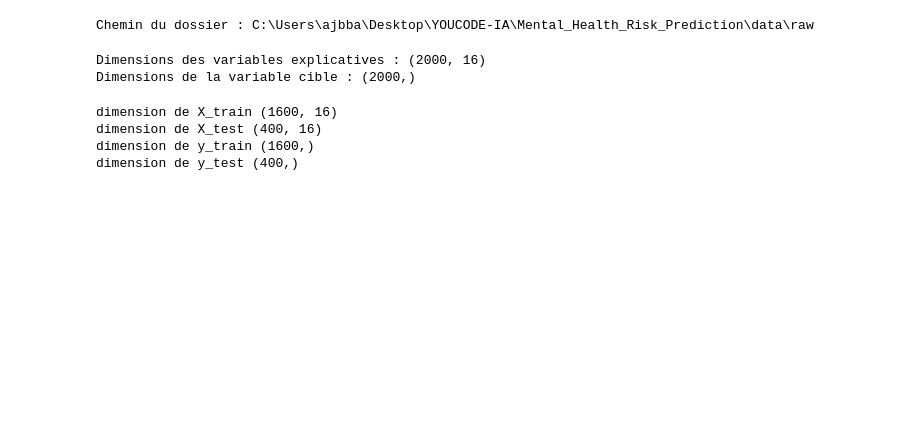
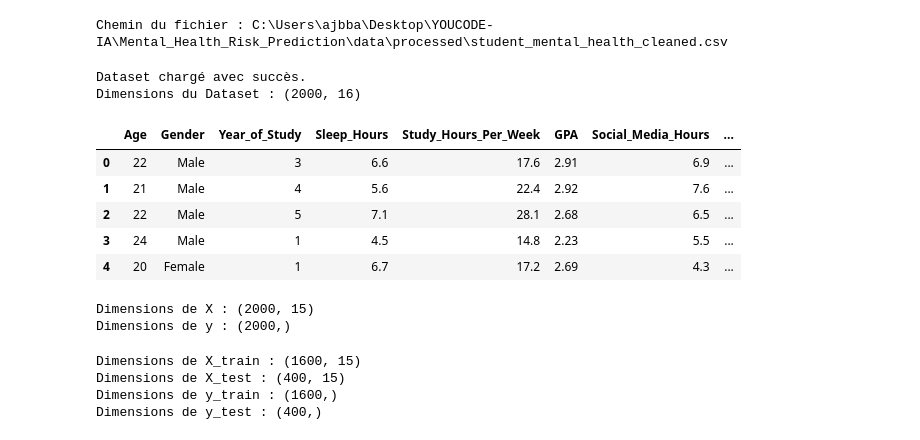
Before and after one commit to SaadiaAjbbar/Mental_Health_Risk_Prediction, a Jupyter notebook: notebooks/02_traitement.ipynb, the cells around one changed output. Saved outputs shown, nothing was run; the diff lists cells and outputs as text; code cells hidden in the pictures; blank space fills up the shorter version.

```diff
--- a/notebooks/02_traitement.ipynb
+++ b/notebooks/02_traitement.ipynb
@@ -7,9 +0,0 @@ from pathlib import Path
-# %%
-DATA_DIR = Path("../data/raw")
-
-print("Chemin du dossier :", DATA_DIR.resolve())
-DATA_FILE = DATA_DIR/"student_mental_health.csv"
-
-df = pd.read_csv(DATA_FILE)
-# %% [output]
-Chemin du dossier : C:\Users\ajbba\Desktop\YOUCODE-IA\Mental_Health_Risk_Prediction\data\raw
@@ -23,25 +21,59 @@ y = df[TARGET_COLUMN]
+# %%
+DATA_DIR = Path("../data/processed")
+
+DATA_FILE = DATA_DIR / "student_mental_health_cleaned.csv"
+
+print("Chemin du fichier :", DATA_FILE.resolve())
+# %% [output]
+Chemin du fichier : C:\Users\ajbba\Desktop\YOUCODE-IA\Mental_Health_Risk_Prediction\data\processed\student_mental_health_cleaned.csv
+# %%
+df = pd.read_csv(DATA_FILE)
+
+print("Dataset chargé avec succès.")
+
+print("Dimensions du Dataset :", df.shape)
+
+display(df.head())
+# %% [output]
+Dataset chargé avec succès.
+Dimensions du Dataset : (2000, 16)
+|  | Age | Gender | Year_of_Study | Sleep_Hours | Study_Hours_Per_Week | GPA | Social_Media_Hours | ... |
+| 0 | 22 | Male | 3 | 6.6 | 17.6 | 2.91 | 6.9 | ... |
+| 1 | 21 | Male | 4 | 5.6 | 22.4 | 2.92 | 7.6 | ... |
+| 2 | 22 | Male | 5 | 7.1 | 28.1 | 2.68 | 6.5 | ... |
+| 3 | 24 | Male | 1 | 4.5 | 14.8 | 2.23 | 5.5 | ... |
+| 4 | 20 | Female | 1 | 6.7 | 17.2 | 2.69 | 4.3 | ... |
 # %%
-X=df.drop(columns=[TARGET_COLUMN])
-print("Dimensions des variables explicatives :", X.shape)
+TARGET_COLUMN = "Mental_Health_Risk"
 
-print("Dimensions de la variable cible :", y.shape)
+X = df.drop(columns=[TARGET_COLUMN]).copy()
+
+y = df[TARGET_COLUMN].copy()
+
+print("Dimensions de X :", X.shape)
+
+print("Dimensions de y :", y.shape)
 # %% [output]
-Dimensions des variables explicatives : (2000, 16)
-Dimensions de la variable cible : (2000,)
+Dimensions de X : (2000, 15)
+Dimensions de y : (2000,)
 # %%
-X_train, X_test, y_train, y_test= train_test_split(
+X_train, X_test, y_train, y_test = train_test_split(
     X,
     y,
     test_size=0.20,
     random_state=42,
     stratify=y
 )
-print("dimension de X_train",X_train.shape)
-print("dimension de X_test",X_test.shape)
-print("dimension de y_train",y_train.shape)
-print("dimension de y_test",y_test.shape)
+
+print("Dimensions de X_train :", X_train.shape)
+
+print("Dimensions de X_test :", X_test.shape)
+
+print("Dimensions de y_train :", y_train.shape)
+
+print("Dimensions de y_test :", y_test.shape)
 # %% [output]
-dimension de X_train (1600, 16)
-dimension de X_test (400, 16)
-dimension de y_train (1600,)
-dimension de y_test (400,)
+Dimensions de X_train : (1600, 15)
+Dimensions de X_test : (400, 15)
+Dimensions de y_train : (1600,)
+Dimensions de y_test : (400,)
```
Also changed, not shown: parts of 74 cells of this notebook, 2 other files.
